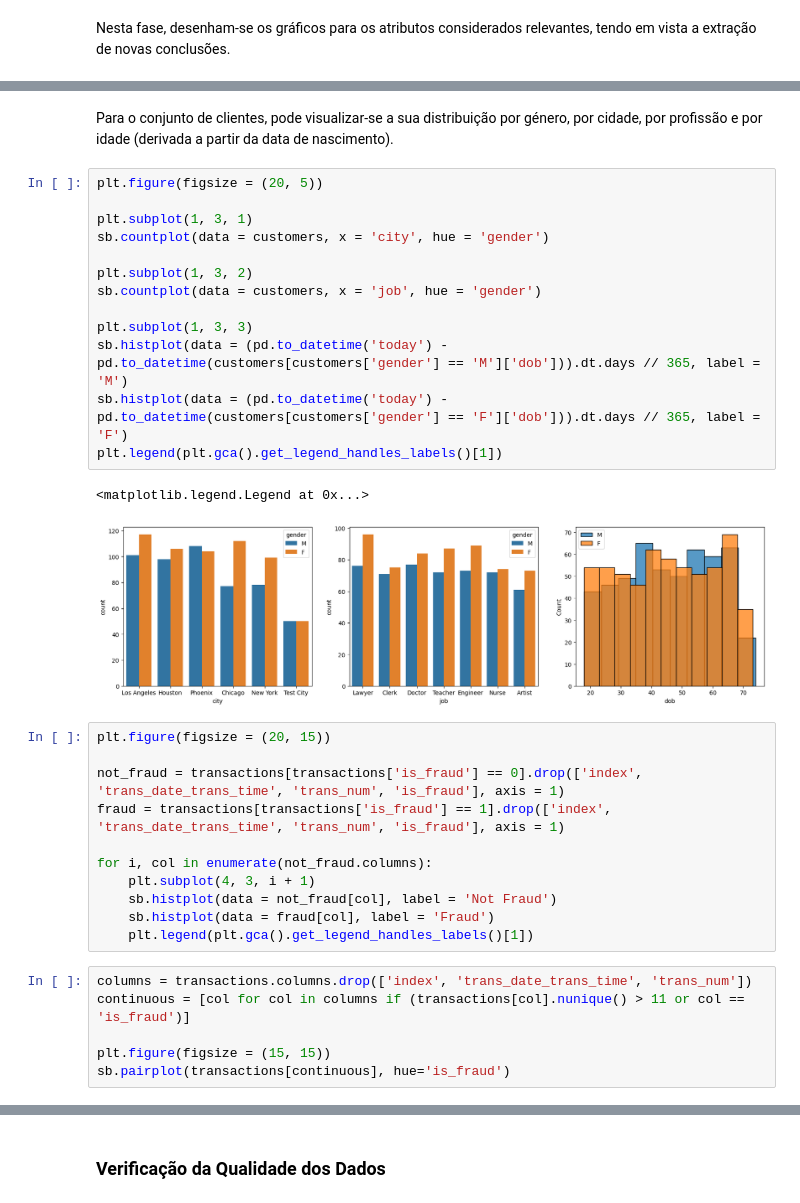
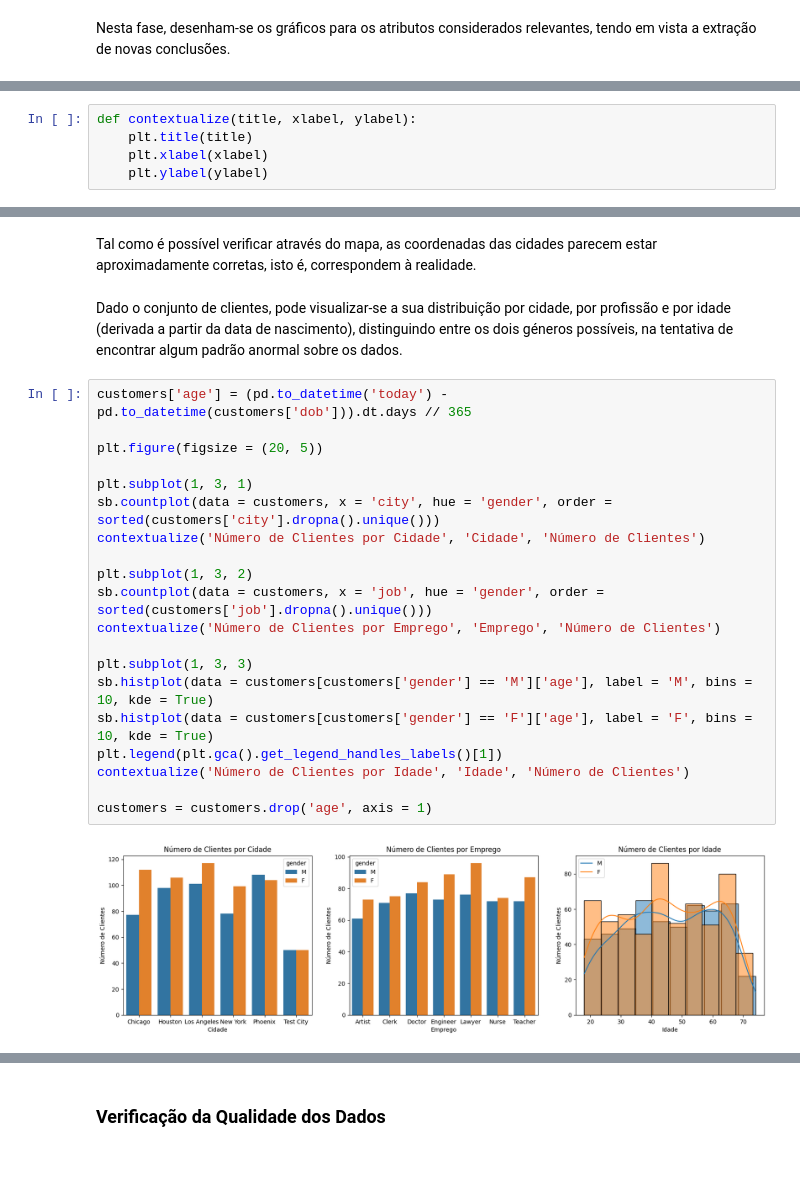
Before and after one commit to manelneto/fraud, a Jupyter notebook: task1.ipynb, the cells around one changed output, grey strips where cells are left out. Drawn from its saved outputs; the diff is of its cells as text; blank space fills up the shorter version.

```diff
--- a/task1.ipynb
+++ b/task1.ipynb
@@ -289,0 +317,5 @@ cities
+# %%
+def contextualize(title, xlabel, ylabel):
+    plt.title(title)
+    plt.xlabel(xlabel)
+    plt.ylabel(ylabel)
@@ -290,35 +342,26 @@ cities
+# %% [markdown]
+Tal como é possível verificar através do mapa, as coordenadas das cidades parecem estar aproximadamente corretas, isto é, correspondem à realidade.
 # %% [markdown]
-Para o conjunto de clientes, pode visualizar-se a sua distribuição por género, por cidade, por profissão e por idade (derivada a partir da data de nascimento).
+Dado o conjunto de clientes, pode visualizar-se a sua distribuição por cidade, por profissão e por idade (derivada a partir da data de nascimento), distinguindo entre os dois géneros possíveis, na tentativa de encontrar algum padrão anormal sobre os dados.
 # %%
+customers['age'] = (pd.to_datetime('today') - pd.to_datetime(customers['dob'])).dt.days // 365
+
 plt.figure(figsize = (20, 5))
 
 plt.subplot(1, 3, 1)
-sb.countplot(data = customers, x = 'city', hue = 'gender')
+sb.countplot(data = customers, x = 'city', hue = 'gender', order = sorted(customers['city'].dropna().unique()))
+contextualize('Número de Clientes por Cidade', 'Cidade', 'Número de Clientes')
 
 plt.subplot(1, 3, 2)
-sb.countplot(data = customers, x = 'job', hue = 'gender')
+sb.countplot(data = customers, x = 'job', hue = 'gender', order = sorted(customers['job'].dropna().unique()))
+contextualize('Número de Clientes por Emprego', 'Emprego', 'Número de Clientes')
 
 plt.subplot(1, 3, 3)
-sb.histplot(data = (pd.to_datetime('today') - pd.to_datetime(customers[customers['gender'] == 'M']['dob'])).dt.days // 365, label = 'M')
-sb.histplot(data = (pd.to_datetime('today') - pd.to_datetime(customers[customers['gender'] == 'F']['dob'])).dt.days // 365, label = 'F')
+sb.histplot(data = customers[customers['gender'] == 'M']['age'], label = 'M', bins = 10, kde = True)
+sb.histplot(data = customers[customers['gender'] == 'F']['age'], label = 'F', bins = 10, kde = True)
 plt.legend(plt.gca().get_legend_handles_labels()[1])
+contextualize('Número de Clientes por Idade', 'Idade', 'Número de Clientes')
+
+customers = customers.drop('age', axis = 1)
 # %% [output]
-<matplotlib.legend.Legend at 0x...>
-[figure, old version]
+[figure, new version]
-# %%
-plt.figure(figsize = (20, 15))
-
-not_fraud = transactions[transactions['is_fraud'] == 0].drop(['index', 'trans_date_trans_time', 'trans_num', 'is_fraud'], axis = 1)
-fraud = transactions[transactions['is_fraud'] == 1].drop(['index', 'trans_date_trans_time', 'trans_num', 'is_fraud'], axis = 1)
-
-for i, col in enumerate(not_fraud.columns):
-    plt.subplot(4, 3, i + 1)
-    sb.histplot(data = not_fraud[col], label = 'Not Fraud')
-    sb.histplot(data = fraud[col], label = 'Fraud')
-    plt.legend(plt.gca().get_legend_handles_labels()[1])
-# %%
-columns = transactions.columns.drop(['index', 'trans_date_trans_time', 'trans_num'])
-continuous = [col for col in columns if (transactions[col].nunique() > 11 or col == 'is_fraud')]
-
-plt.figure(figsize = (15, 15))
-sb.pairplot(transactions[continuous], hue='is_fraud')
```
Also changed, not shown: parts of 27 cells of this notebook.
